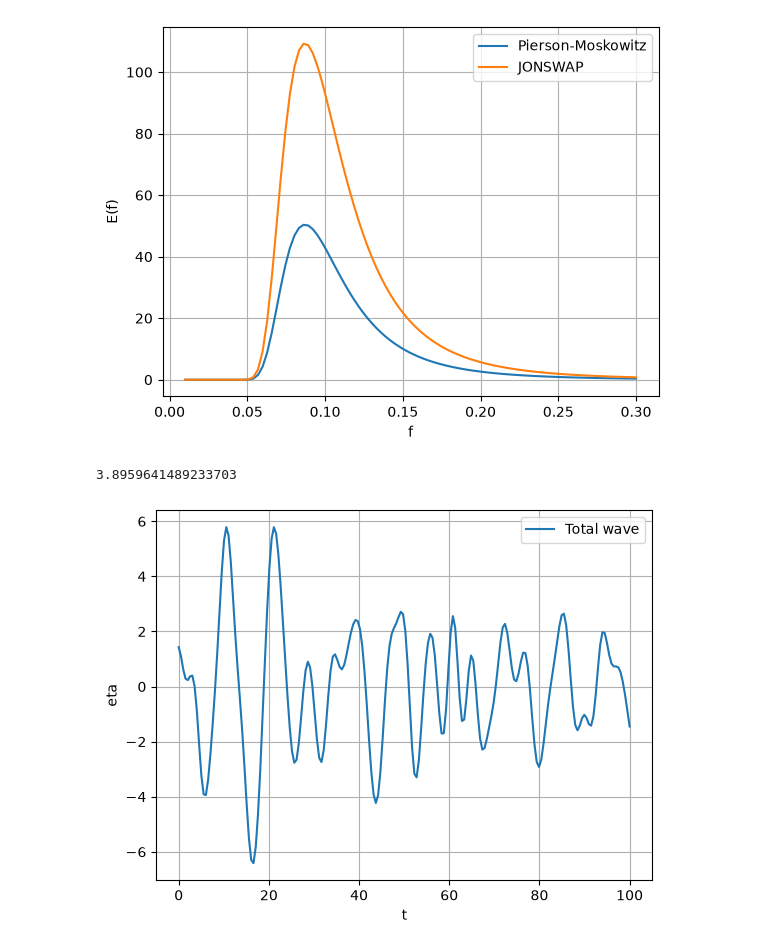
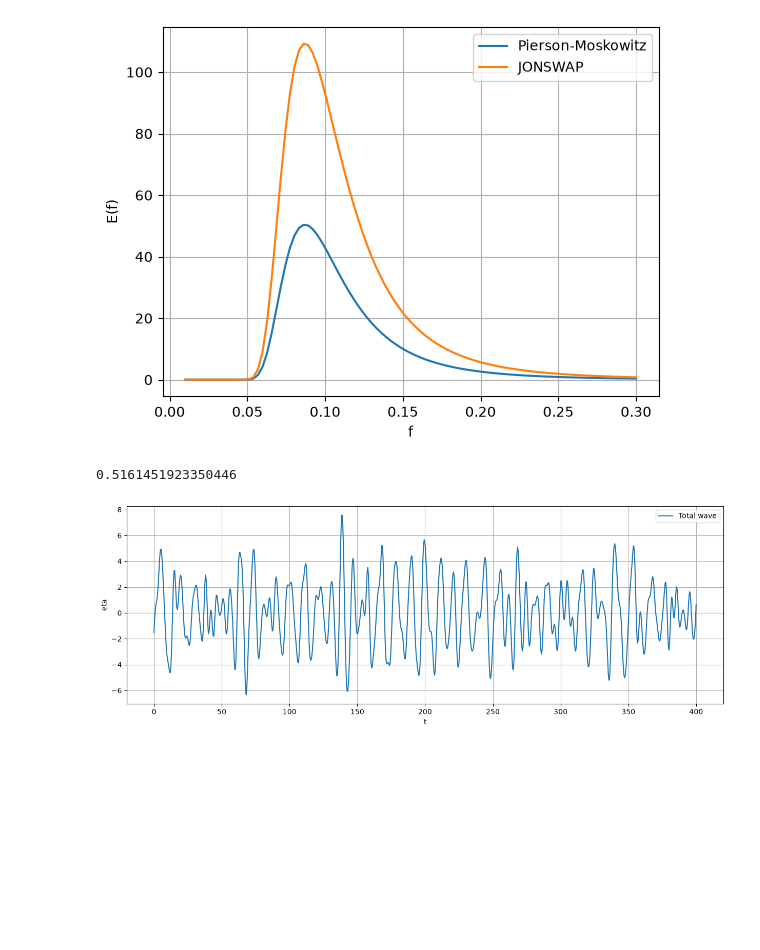
Before and after one commit to Tony-Davison/FSI_group_project_3, a Jupyter notebook: Wave field.ipynb, the cells around one changed output. Cells and saved outputs as stored; diff of their text form; code cells hidden in the pictures; blank space fills up the shorter version.

```diff
--- a/Wave field.ipynb
+++ b/Wave field.ipynb
@@ -46,41 +44,40 @@ plt.grid()
 
 # alpha als willekeurige phase shift tussen 0 en 2pi
 alpha = [rnd.randrange(0, 200) * np.pi / 100 for _ in range(N)]
 
 def calculate_k(f, h):
     omega = 2 * np.pi * f
 
     def dispersion(k):
         return g * k * np.tanh(k * h) - omega**2
 
     return brentq(dispersion, 1e-8, 100)
 
-t = np.linspace(0, 100, 200) # tijdstappen
+t = np.linspace(0, 400, 1000) # tijdstappen
 eta = np.zeros(len(t)) # golfhoogte
 k = [calculate_k(fi, h) for fi in f] # wavenumbers per golf
-derivat = np.zeros(len(t)) # afgeleide van eta over tijd
 lambd = np.array(2 * np.pi) / k
-# hor_vel = np.
+slope = np.zeros(len(t))
 
 
 for i in range(len(eta)): # loop over elke tijdstap om hier de wave height te bepalen
     for j in range(len(f)): # loop over elke frequentie om de samengestelde golf te bepalen
         a = np.sqrt(2 * E_JS[j] * df) # amplitude van de golf
         eta[i] += a * np.cos(2 * np.pi * f[j] * t[i] + alpha[j]) # opsomming van de individuele golven
-        derivat[i] += - (a * 2 * np.pi * f[j] * np.sin(2 * np.pi * f[j] * t[i] + alpha[j]))
+        slope[i] += -a * k[j] * np.sin(2 * np.pi * f[j] * t[i] + alpha[j])
 
-
+plt.figure(figsize=(15,5))
 plt.plot(t, eta, label="Total wave")
 plt.xlabel("t")
 plt.ylabel("eta")
 plt.legend()
 plt.grid()
 
-max_steep = np.max(np.abs(derivat))
+max_steep = np.max(np.abs(slope))
 print(max_steep)
 # %% [output]
-3.8959641489233703
+0.5161451923350446
-[figure, old version]
+[figure, new version]
 # %%
 m0, m1, m2, m_min1 = [np.sum(f ** p * E_JS * df) for p in [0, 1, 2, -1]]
 H_m0 = 4 * np.sqrt(m0)
```
Also changed, not shown: parts of 1 cell of this notebook.
